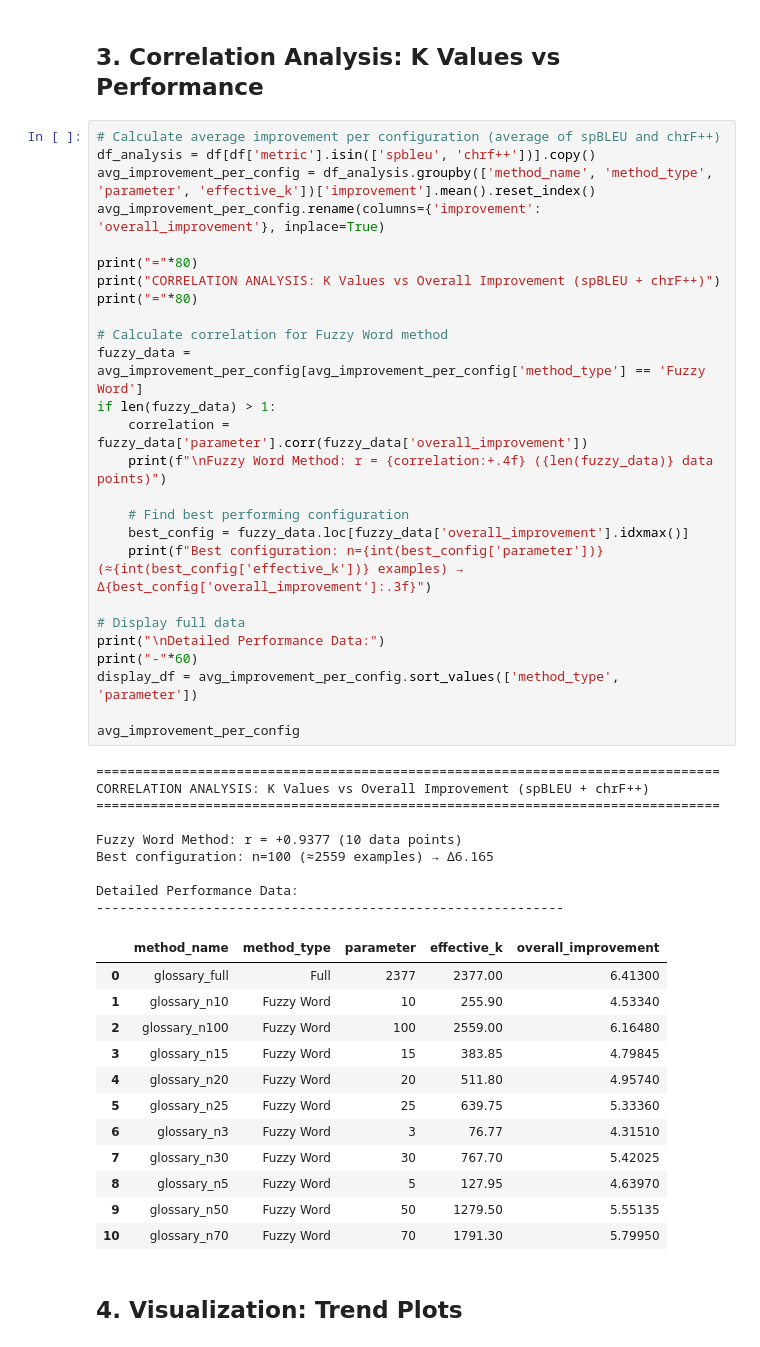
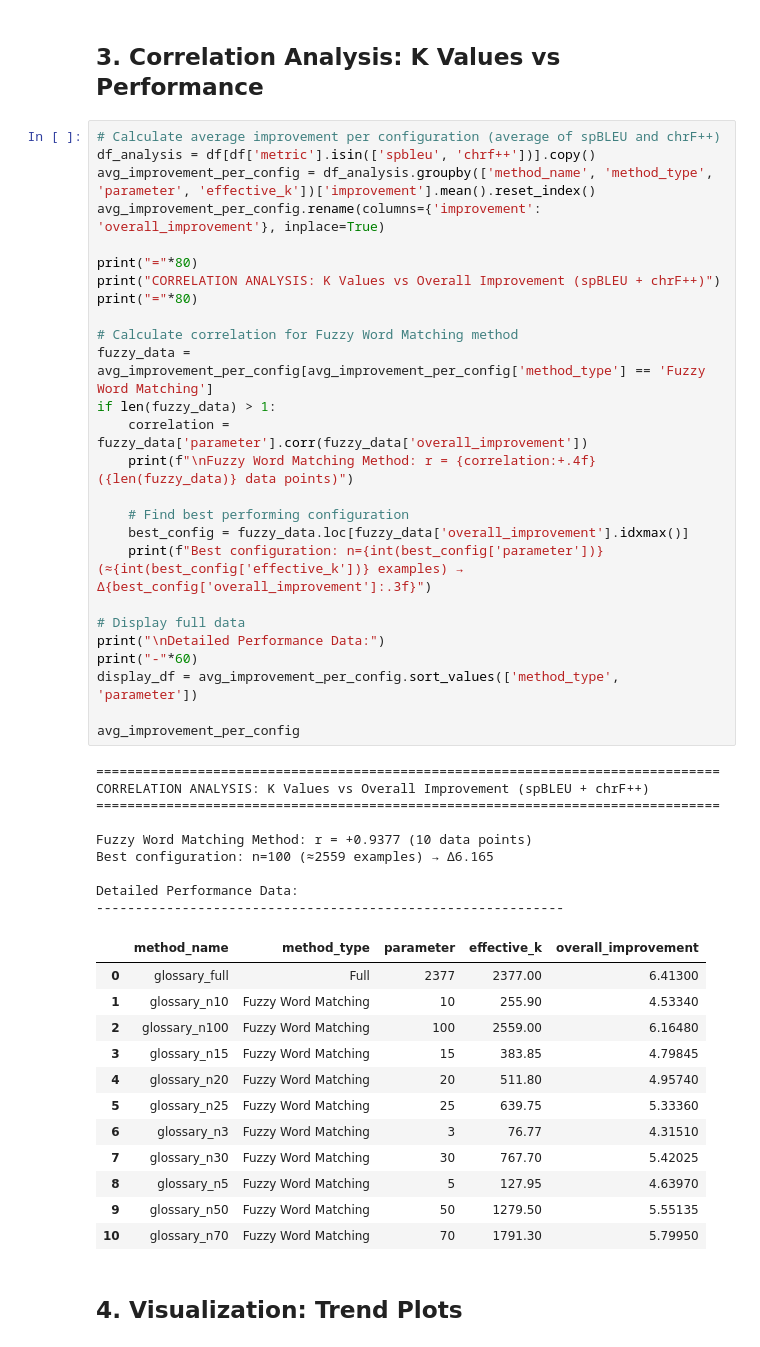
Before and after one commit to LazarusNLP/bible-nmt, a Jupyter notebook: notebooks/analyze_glossary_retrieval.ipynb, the cells around one changed output. Drawn from its saved outputs; the diff is of its cells as text.

```diff
--- a/notebooks/analyze_glossary_retrieval.ipynb
+++ b/notebooks/analyze_glossary_retrieval.ipynb
@@ -213,47 +200,47 @@ avg_improvement_per_config = df_analysis.groupby(['method_name', 'method_type',
 avg_improvement_per_config.rename(columns={'improvement': 'overall_improvement'}, inplace=True)
 
 print("="*80)
 print("CORRELATION ANALYSIS: K Values vs Overall Improvement (spBLEU + chrF++)")
 print("="*80)
 
-# Calculate correlation for Fuzzy Word method
-fuzzy_data = avg_improvement_per_config[avg_improvement_per_config['method_type'] == 'Fuzzy Word']
+# Calculate correlation for Fuzzy Word Matching method
+fuzzy_data = avg_improvement_per_config[avg_improvement_per_config['method_type'] == 'Fuzzy Word Matching']
 if len(fuzzy_data) > 1:
     correlation = fuzzy_data['parameter'].corr(fuzzy_data['overall_improvement'])
-    print(f"\nFuzzy Word Method: r = {correlation:+.4f} ({len(fuzzy_data)} data points)")
+    print(f"\nFuzzy Word Matching Method: r = {correlation:+.4f} ({len(fuzzy_data)} data points)")
 
     # Find best performing configuration
     best_config = fuzzy_data.loc[fuzzy_data['overall_improvement'].idxmax()]
     print(f"Best configuration: n={int(best_config['parameter'])} (≈{int(best_config['effective_k'])} examples) → Δ{best_config['overall_improvement']:.3f}")
 
 # Display full data
 print("\nDetailed Performance Data:")
 print("-"*60)
 display_df = avg_improvement_per_config.sort_values(['method_type', 'parameter'])
 
 avg_improvement_per_config
 # %% [output]
 ================================================================================
 CORRELATION ANALYSIS: K Values vs Overall Improvement (spBLEU + chrF++)
 ================================================================================
 
-Fuzzy Word Method: r = +0.9377 (10 data points)
+Fuzzy Word Matching Method: r = +0.9377 (10 data points)
 Best configuration: n=100 (≈2559 examples) → Δ6.165
 
 Detailed Performance Data:
 ------------------------------------------------------------
 |  | method_name | method_type | parameter | effective_k | overall_improvement |
 | 0 | glossary_full | Full | 2377 | 2377.00 | 6.41300 |
-| 1 | glossary_n10 | Fuzzy Word | 10 | 255.90 | 4.53340 |
-| 2 | glossary_n100 | Fuzzy Word | 100 | 2559.00 | 6.16480 |
-| 3 | glossary_n15 | Fuzzy Word | 15 | 383.85 | 4.79845 |
-| 4 | glossary_n20 | Fuzzy Word | 20 | 511.80 | 4.95740 |
-| 5 | glossary_n25 | Fuzzy Word | 25 | 639.75 | 5.33360 |
-| 6 | glossary_n3 | Fuzzy Word | 3 | 76.77 | 4.31510 |
-| 7 | glossary_n30 | Fuzzy Word | 30 | 767.70 | 5.42025 |
-| 8 | glossary_n5 | Fuzzy Word | 5 | 127.95 | 4.63970 |
-| 9 | glossary_n50 | Fuzzy Word | 50 | 1279.50 | 5.55135 |
-| 10 | glossary_n70 | Fuzzy Word | 70 | 1791.30 | 5.79950 |
+| 1 | glossary_n10 | Fuzzy Word Matching | 10 | 255.90 | 4.53340 |
+| 2 | glossary_n100 | Fuzzy Word Matching | 100 | 2559.00 | 6.16480 |
+| 3 | glossary_n15 | Fuzzy Word Matching | 15 | 383.85 | 4.79845 |
+| 4 | glossary_n20 | Fuzzy Word Matching | 20 | 511.80 | 4.95740 |
+| 5 | glossary_n25 | Fuzzy Word Matching | 25 | 639.75 | 5.33360 |
+| 6 | glossary_n3 | Fuzzy Word Matching | 3 | 76.77 | 4.31510 |
+| 7 | glossary_n30 | Fuzzy Word Matching | 30 | 767.70 | 5.42025 |
+| 8 | glossary_n5 | Fuzzy Word Matching | 5 | 127.95 | 4.63970 |
+| 9 | glossary_n50 | Fuzzy Word Matching | 50 | 1279.50 | 5.55135 |
+| 10 | glossary_n70 | Fuzzy Word Matching | 70 | 1791.30 | 5.79950 |
 # %% [markdown]
 ## 4. Visualization: Trend Plots
 # %%
```
Also changed, not shown: parts of 5 cells of this notebook, 23 other files.
